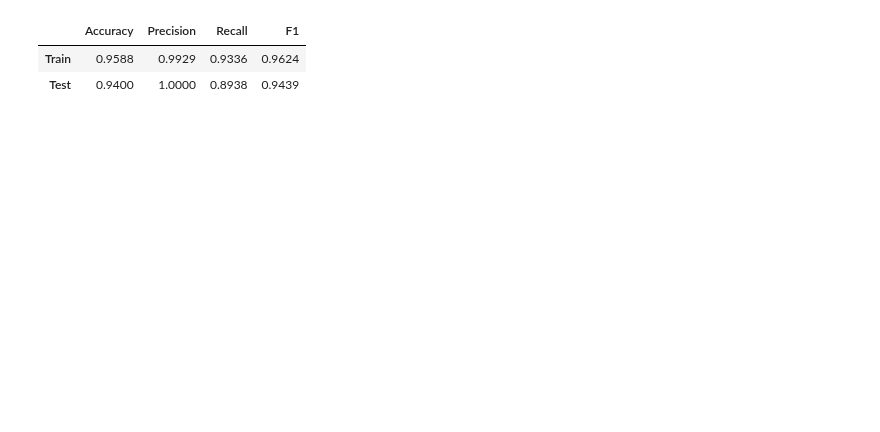
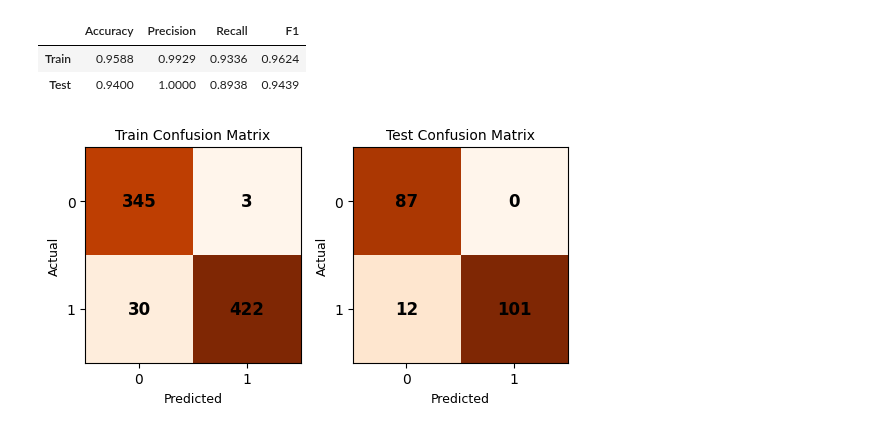
Before and after one commit to asheta66/Machine-Learning-2024, a Jupyter notebook: Classification/GA_FFNN_Ver2_Code.ipynb, the cells around one changed output. Saved outputs shown, nothing was run; the diff lists cells and outputs as text; code cells hidden in the pictures; blank space fills up the shorter version.

```diff
--- a/Classification/GA_FFNN_Ver2_Code.ipynb
+++ b/Classification/GA_FFNN_Ver2_Code.ipynb
@@ -334,0 +324,83 @@ plot_ga_progress(best_bce_hist, avg_bce_hist, best_mse_hist, avg_mse_hist)  # re
+# %%
+def plot_confusions(cm_train, cm_test, labels=("0","1")):
+    """Show and save side-by-side confusion matrices (no colorbar)."""
+    fig, axes = plt.subplots(1, 2, figsize=(5.5, 3.2))  # smaller fig
+
+    for ax, cm, title in zip(axes, (cm_train, cm_test), ("Train", "Test")):
+        im = ax.imshow(cm, cmap="Oranges")
+        ax.set_title(f"{title} Confusion Matrix", fontsize=10)
+        ax.set_xlabel("Predicted", fontsize=9)
+        ax.set_ylabel("Actual", fontsize=9)
+        ax.set_xticks([0, 1]); ax.set_yticks([0, 1])
+        ax.set_xticklabels(labels); ax.set_yticklabels(labels)
+        for i in range(2):
+            for j in range(2):
+                ax.text(j, i, str(cm[i, j]), ha="center", va="center",
+                        fontsize=12, weight="bold")
+
+    fig.tight_layout()
+    fig.savefig("cm_train_test.png", dpi=200, bbox_inches="tight")
+    plt.show()
+
+
+
+def plot_roc(y_true_train, y_prob_train, y_true_test, y_prob_test):
+    """Show and save ROC curves for train and test."""
+    fpr_tr, tpr_tr, _ = roc_curve(y_true_train, y_prob_train)
+    fpr_te, tpr_te, _ = roc_curve(y_true_test,  y_prob_test)
+    auc_tr = auc(fpr_tr, tpr_tr)
+    auc_te = auc(fpr_te, tpr_te)
+
+    fig = plt.figure(figsize=(5.0, 4.1))  # smaller fig
+    plt.plot([0, 1], [0, 1], linestyle="--")
+    plt.plot(fpr_tr, tpr_tr, label=f"Train AUC={auc_tr:.3f}")
+    plt.plot(fpr_te, tpr_te, label=f"Test AUC={auc_te:.3f}")
+    plt.xlabel("False Positive Rate")
+    plt.ylabel("True Positive Rate")
+    plt.title("ROC Curves")
+    plt.legend(loc="lower right", fontsize=8)
+    plt.tight_layout()
+    plt.savefig("roc_train_test.png", dpi=200, bbox_inches="tight")
+    plt.show()
+    # plt.close(fig)
+
+
+def plot_ga_progress(best_bce, avg_bce, best_mse, avg_mse):
+    """Show and save GA convergence with two subplots: BCE and MSE."""
+    gens = np.arange(1, len(best_bce) + 1)
+
+    fig, (ax1, ax2) = plt.subplots(1, 2, figsize=(9, 3.2))  # two side-by-side subplots
+
+    # ---- BCE subplot ----
+    ax1.plot(gens, best_bce, label="Best BCE")
+    ax1.plot(gens, avg_bce, label="Avg BCE")
+    ax1.set_xlabel("Generation")
+    ax1.set_ylabel("Binary Cross-Entropy")
+    ax1.set_title("GA Convergence (BCE)")
+    ax1.legend(fontsize=8)
+
+    # ---- MSE subplot ----
+    ax2.plot(gens, best_mse, linestyle="-", label="Best MSE")
+    ax2.plot(gens, avg_mse, linestyle="--", label="Avg MSE")
+    ax2.set_xlabel("Generation")
+    ax2.set_ylabel("Mean Squared Error")
+    ax2.set_title("GA Convergence (MSE)")
+    ax2.legend(fontsize=8)
+
+    fig.tight_layout()
+    fig.savefig("ga_progress.png", dpi=200, bbox_inches="tight")
+    plt.show()
+    # plt.close(fig)
+
+# --- Confusion matrices ---
+cm_tr = confusion_matrix(y_train, y_train_pred)
+cm_te = confusion_matrix(y_test,  y_test_pred)
+plot_confusions(cm_tr, cm_te, labels=("0", "1"))
+
+# --- ROC curves ---
+plot_roc(y_train, y_train_prob, y_test, y_test_prob)
+
+# --- GA progress ---
+plot_ga_progress(best_bce_hist, avg_bce_hist, best_mse_hist, avg_mse_hist)
+# %% [output]
+[figure, added]
```
Also changed, not shown: parts of 3 cells of this notebook.
